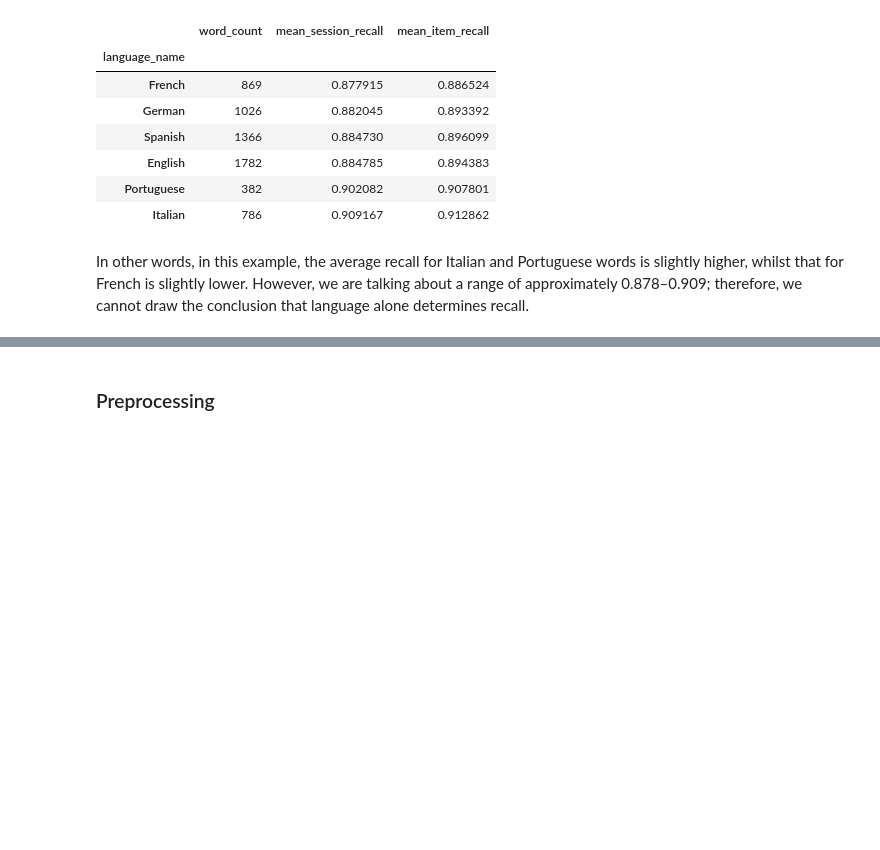
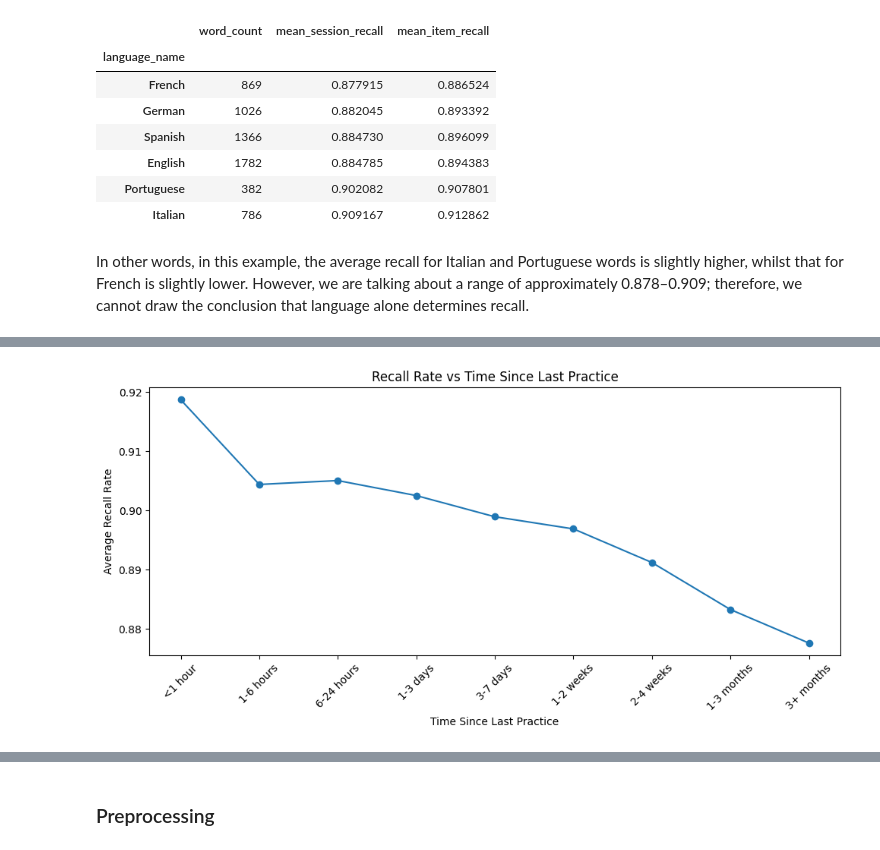
Before and after one commit to ecenurbayraktar/language_retention_predictor, a Jupyter notebook: duolingo_forgetting_prediction.ipynb, the cells around one changed output, grey strips where cells are left out. Saved outputs shown, nothing was run; the diff lists cells and outputs as text; code cells hidden in the pictures; blank space fills up the shorter version.

```diff
--- a/duolingo_forgetting_prediction.ipynb
+++ b/duolingo_forgetting_prediction.ipynb
@@ -580,0 +596,14 @@ In other words, in this example, the average recall for Italian and Portuguese w
+# %%
+lag_summary = (
+    forgetting_curve
+    .groupby(["lag_bin_order", "lag_bin"], observed=True)
+    .agg(
+        avg_recall=("item_recall_rate", "mean"),
+        avg_session_recall=("avg_session_recall", "mean"),
+        n_traces=("n_traces", "sum")
+    )
+    .reset_index()
+    .sort_values("lag_bin_order")
+)
+
+lag_summary
@@ -580,0 +621,18 @@ In other words, in this example, the average recall for Italian and Portuguese w
+# %%
+plt.figure(figsize=(10, 5))
+
+plt.plot(
+    lag_summary["lag_bin"],
+    lag_summary["avg_recall"],
+    marker="o"
+)
+
+plt.title("Recall Rate vs Time Since Last Practice")
+plt.xlabel("Time Since Last Practice")
+plt.ylabel("Average Recall Rate")
+
+plt.xticks(rotation=45)
+plt.tight_layout()
+plt.show()
+# %% [output]
+[figure, added]
```
Also changed, not shown: parts of 33 cells of this notebook.
